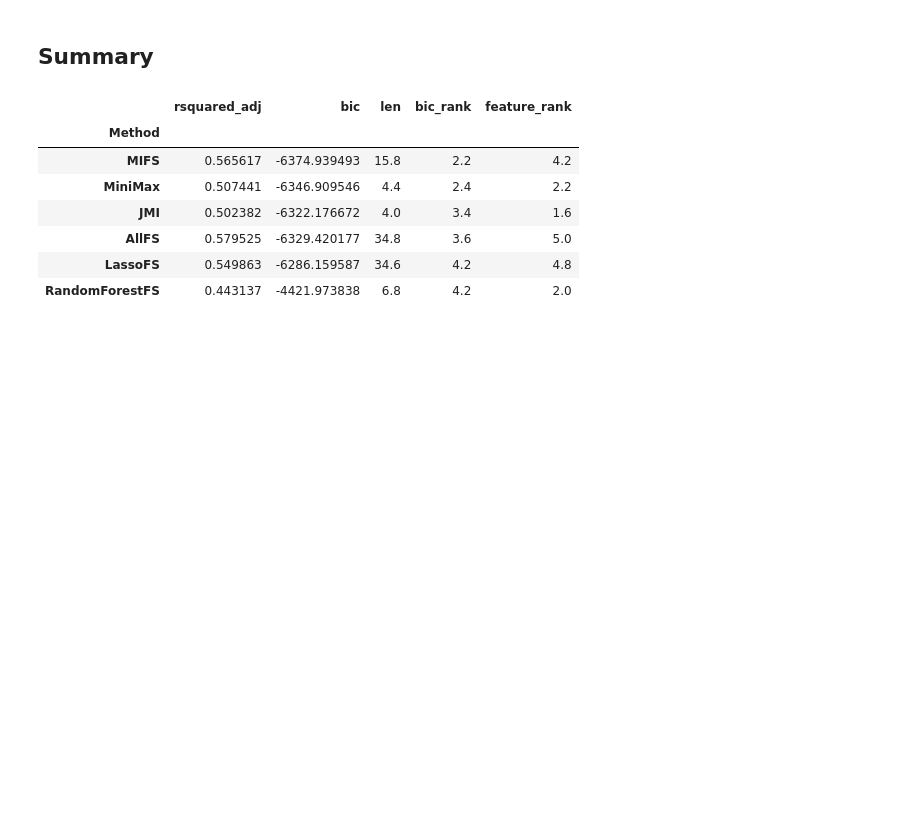
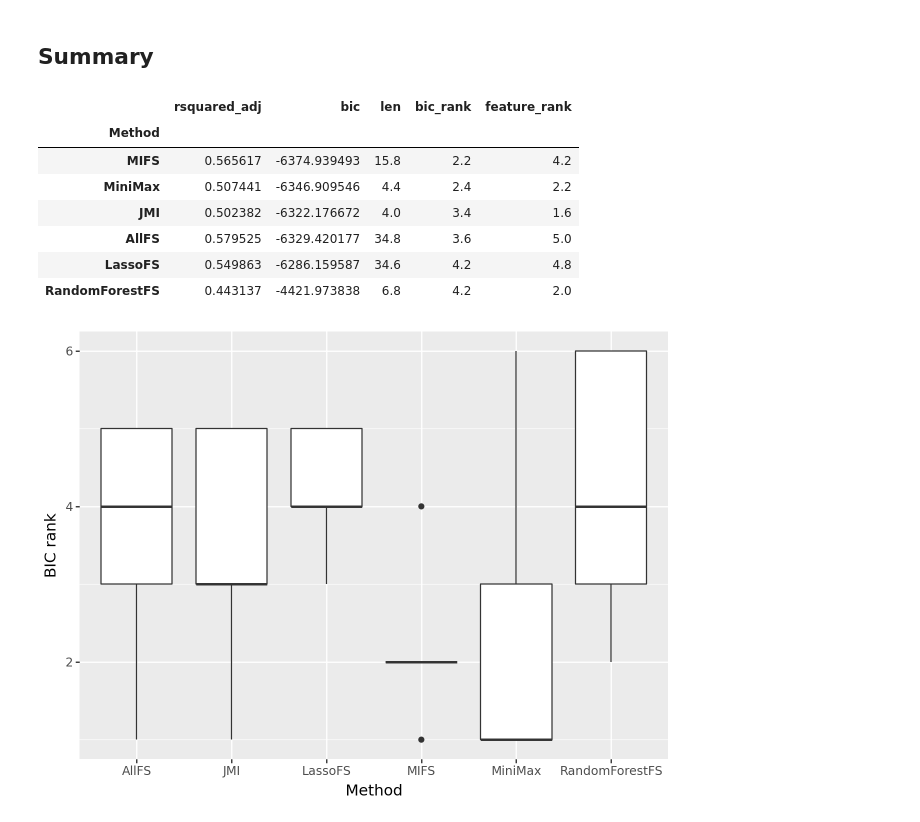
Before and after one commit to bartoszrozek/MUML2024, a Jupyter notebook: notebooks/real_datasets_tests.ipynb, the cells around one changed output. Saved outputs shown, nothing was run; the diff lists cells and outputs as text; code cells hidden in the pictures; blank space fills up the shorter version.

Commit message:
boxploty

```diff
--- a/notebooks/real_datasets_tests.ipynb
+++ b/notebooks/real_datasets_tests.ipynb
@@ -252,3 +252,10 @@ all_results.groupby("Method").agg("mean").sort_values("bic_rank")
 | AllFS | 0.579525 | -6329.420177 | 34.8 | 3.6 | 5.0 |
 | LassoFS | 0.549863 | -6286.159587 | 34.6 | 4.2 | 4.8 |
 | RandomForestFS | 0.443137 | -4421.973838 | 6.8 | 4.2 | 2.0 |
+# %%
+(p9.ggplot(all_results, p9.aes("Method", "bic_rank")) +
+    p9.geom_boxplot() +
+    p9.xlab("Method") +
+    p9.ylab("BIC rank"))
+# %% [output]
+[figure, added]
```
Also changed, not shown: parts of 1 cell of this notebook.
